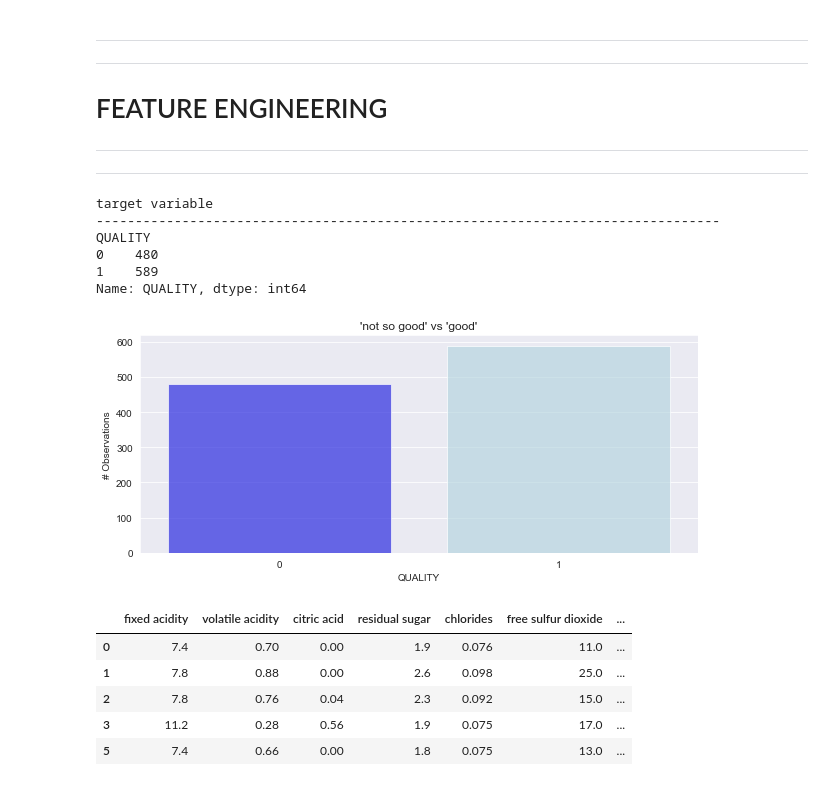
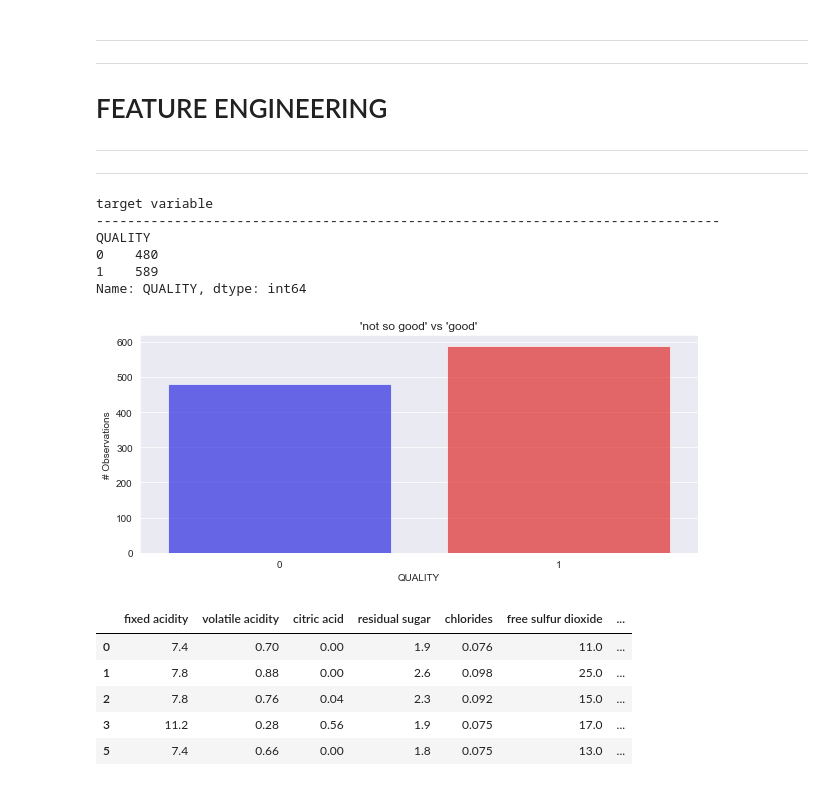
Before and after one commit to kiryl-p/MOD4-5_PROJECT, a Jupyter notebook: proj draft.ipynb, the cells around one changed output. Cells and saved outputs as stored; diff of their text form; code cells hidden in the pictures.

```diff
--- a/proj draft.ipynb
+++ b/proj draft.ipynb
@@ -231,22 +232,22 @@ y= wine.QUALITY
 # %%
 print('target variable')
 print('--'*40)
 print(wine.groupby(['QUALITY']).QUALITY.count())
 
 plt.figure(figsize = (10,4))
-sns.countplot(wine['QUALITY'], alpha =.66, palette= ['blue','lightblue'])
+sns.countplot(wine['QUALITY'], alpha =.66, palette= ['blue','red'])
 plt.title('\'not so good\' vs \'good\'')
 plt.ylabel('# Observations')
 plt.savefig('balance.png')
 plt.show()
 # %% [output]
 target variable
 --------------------------------------------------------------------------------
 QUALITY
 0    480
 1    589
 Name: QUALITY, dtype: int64
-[figure, old version]
+[figure, new version]
 # %%
 pf2 = PolynomialFeatures(degree=2, interaction_only=False, include_bias= False)
 
```
Also changed, not shown: parts of 18 cells of this notebook.
